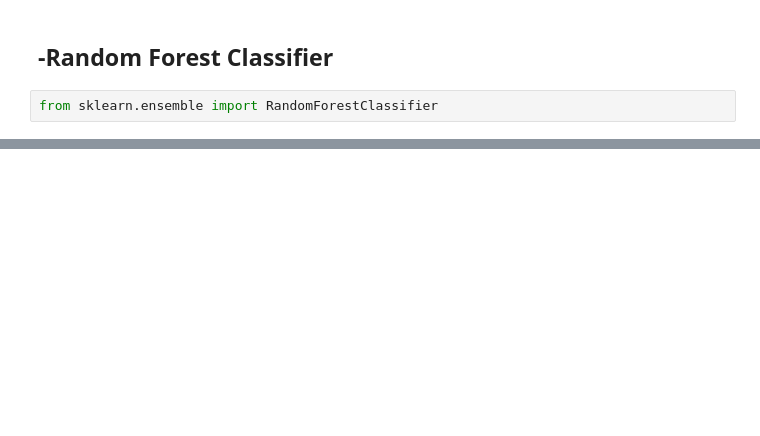
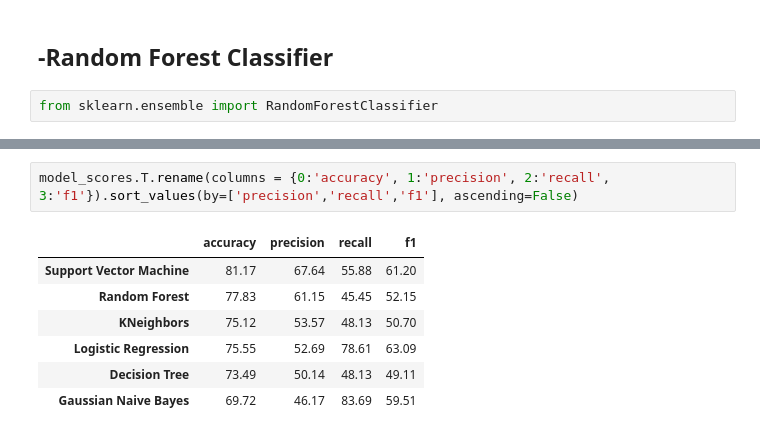
Before and after one commit to chrisvinhston/customer_churn_prediction, a Jupyter notebook: main.ipynb, the cells around one changed output, grey strips where cells are left out. Saved outputs shown, nothing was run; the diff lists cells and outputs as text; blank space fills up the shorter version.

```diff
--- a/main.ipynb
+++ b/main.ipynb
@@ -675,0 +653,10 @@ model_scores.T.rename(columns = {0:'accuracy', 1:'precision', 2:'recall', 3:'f1'
+# %%
+model_scores.T.rename(columns = {0:'accuracy', 1:'precision', 2:'recall', 3:'f1'}).sort_values(by=['precision','recall','f1'], ascending=False)
+# %% [output]
+|  | accuracy | precision | recall | f1 |
+| Support Vector Machine | 81.17 | 67.64 | 55.88 | 61.20 |
+| Random Forest | 77.83 | 61.15 | 45.45 | 52.15 |
+| KNeighbors | 75.12 | 53.57 | 48.13 | 50.70 |
+| Logistic Regression | 75.55 | 52.69 | 78.61 | 63.09 |
+| Decision Tree | 73.49 | 50.14 | 48.13 | 49.11 |
+| Gaussian Naive Bayes | 69.72 | 46.17 | 83.69 | 59.51 |
```
Also changed, not shown: parts of 23 cells of this notebook.
